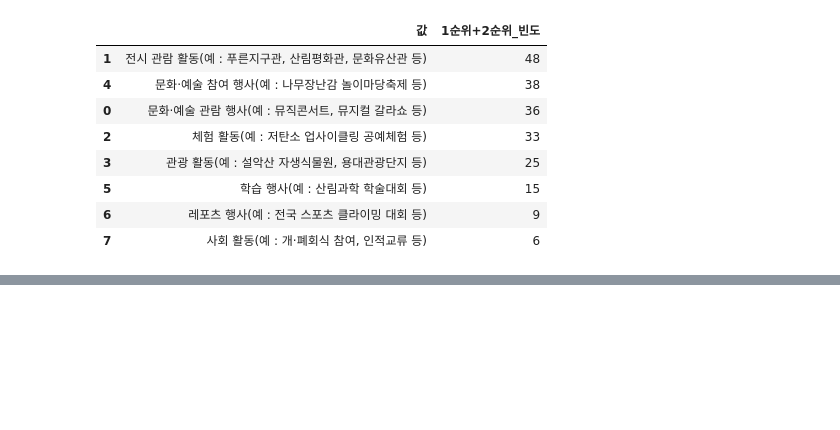
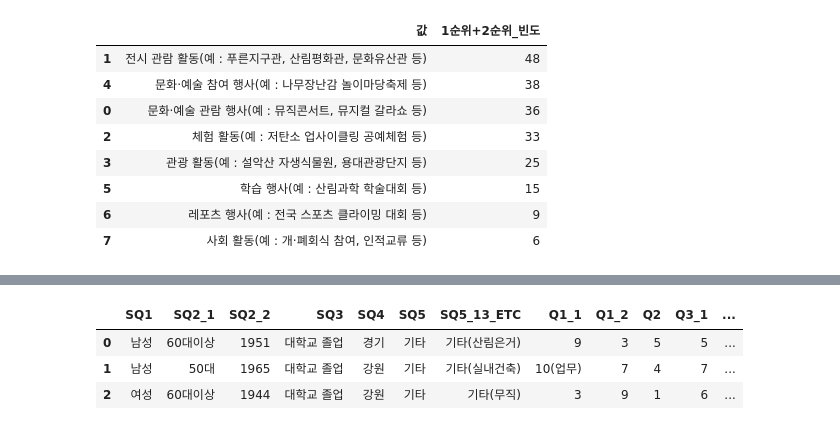
Before and after one commit to DDalaDDula/Card_Consumption_Pattern_Analysis_Dashboard, a Jupyter notebook: preprocessing_single.ipynb, the cells around one changed output, grey strips where cells are left out. Saved outputs shown, nothing was run; the diff lists cells and outputs as text; code cells hidden in the pictures; blank space fills up the shorter version.

```diff
--- a/preprocessing_single.ipynb
+++ b/preprocessing_single.ipynb
@@ -259,41 +220,0 @@ Index(['기타(실내건축)-빈도', '기타(실내건축)-비율', '휴식 및
-# %%
-resp_map = {'기타(실내건축)-빈도': [None],
-            '기타(실내건축)-비율': [None],
-            '휴식 및 건강증진-빈도': [None],
-            '휴식 및 건강증진-비율': [None],
-            '기타(산림은거)-빈도': [None],
-            '기타(산림은거)-비율': [None],
-            '기타(업무)-빈도': [None],
-            '기타(업무)-비율': [None],
-            '기타(무직)-빈도': [None],
-            '기타(무직)-비율': [None],
-            '자연(산림) 감수성함양-빈도': [None],
-            '자연(산림) 감수성함양-비율': [None],
-            '산림에 대한 소양증진(지식,정보등 습득)-빈도': [None],
-            '산림에 대한 소양증진(지식,정보등 습득)-비율': [None],
-            '기타(학과행사)-빈도': [None],
-            '기타(학과행사)-비율': [None],
-            '창작활동에 대한 기대-빈도': [None],
-            '창작활동에 대한 기대-비율': [None],
-            '즐겁고 재미난 체험-빈도': [None],
-            '즐겁고 재미난 체험-비율': [None],
-            '기타(체험학습)-빈도': [None],
-            '기타(체험학습)-비율': [None],
-            '대인관계형성-빈도': [None],
-            '대인관계형성-비율': [None],
-            '자기계발-빈도': [None],
-            '자기계발-비율': [None],
-            '가족과의 시간-빈도': [None],
-            '가족과의 시간-비율': [None],
-            '지역의 독특한 자연 또는 문화체험-빈도': [None],
-            '지역의 독특한 자연 또는 문화체험-비율': [None]}
-
-for i in resp_map_df.columns:
-    response, method = i.split('-')
-    try:
-        resp_map[i][0] = frequency_m_1_1.loc[response, method]
-    except:
-        pass
-else:
-    resp_map = pd.DataFrame(resp_map)
-    resp_map_df = pd.concat([resp_map_df,resp_map])
@@ -494,0 +587,7 @@ fig.show()
+# %%
+filtered_rows
+# %% [output]
+|  | SQ1 | SQ2_1 | SQ2_2 | SQ3 | SQ4 | SQ5 | SQ5_13_ETC | Q1_1 | Q1_2 | Q2 | Q3_1 | ... |
+| 0 | 남성 | 60대이상 | 1951 | 대학교 졸업 | 경기 | 기타 | 기타(산림은거) | 9 | 3 | 5 | 5 | ... |
+| 1 | 남성 | 50대 | 1965 | 대학교 졸업 | 강원 | 기타 | 기타(실내건축) | 10(업무) | 7 | 4 | 7 | ... |
+| 2 | 여성 | 60대이상 | 1944 | 대학교 졸업 | 강원 | 기타 | 기타(무직) | 3 | 9 | 1 | 6 | ... |
```
Also changed, not shown: parts of 25 cells of this notebook, 2 other files.
